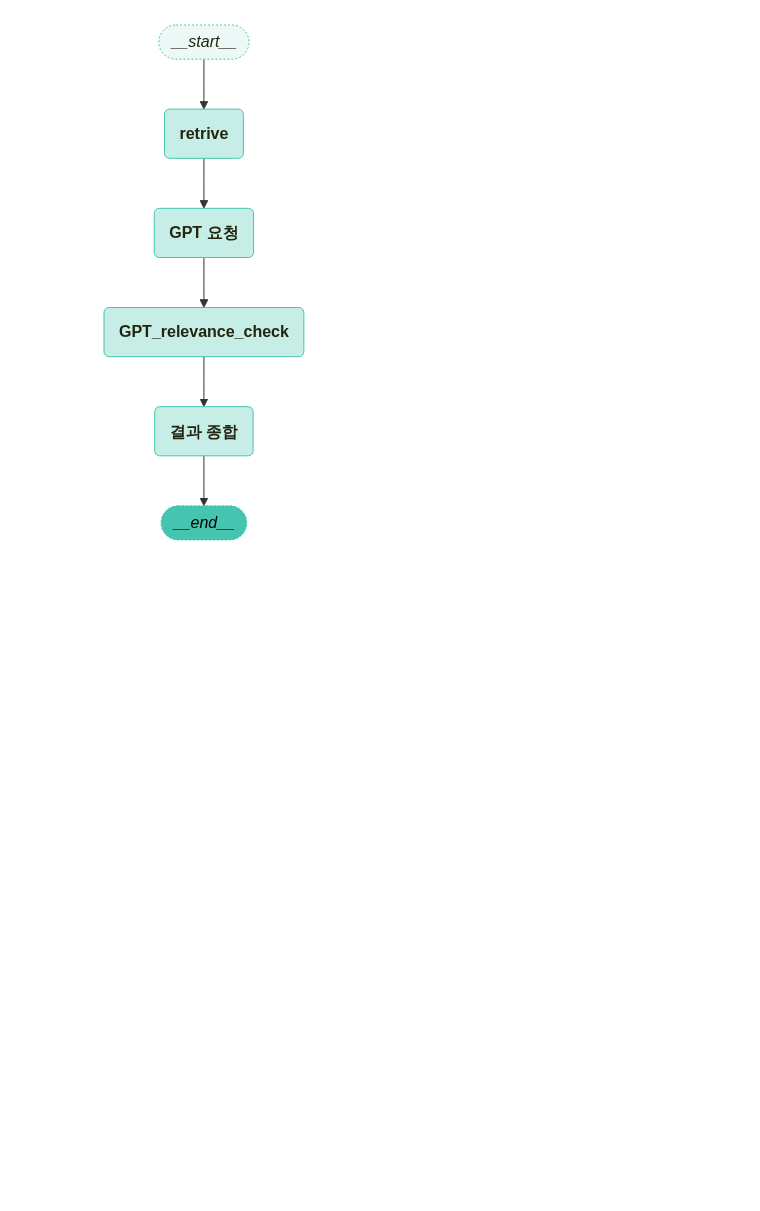
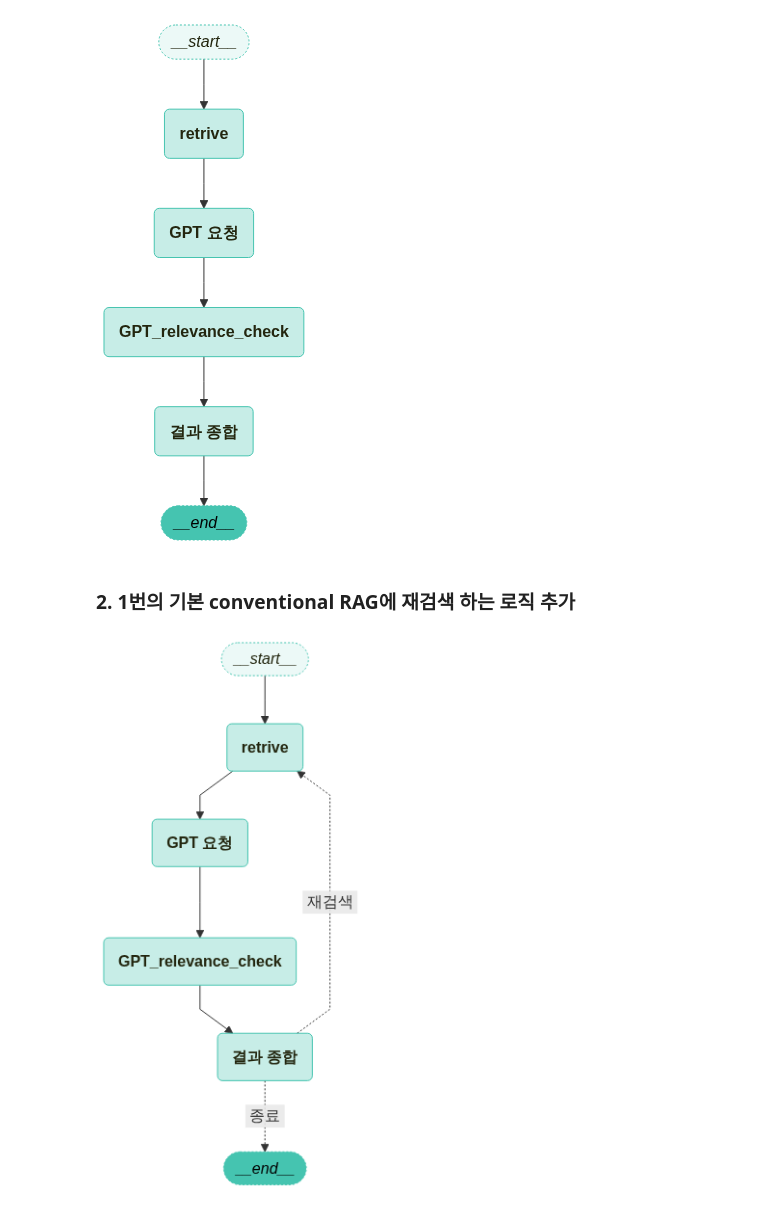
Before and after one commit to kim-bo-saeng/personal_project, a Jupyter notebook: langchain_study/LangGraph_study.ipynb, the cells around one changed output. Saved outputs shown, nothing was run; the diff lists cells and outputs as text; code cells hidden in the pictures; blank space fills up the shorter version.

Commit message:
feat : langgraph study - 0604(2)

```diff
--- a/langchain_study/LangGraph_study.ipynb
+++ b/langchain_study/LangGraph_study.ipynb
@@ -116,3 +155,40 @@ app = workflow.compile(checkpointer=memory)
 visualize_graph(app)
 # %% [output]
 [figure]
+# %% [markdown]
+### 2. 1번의 기본 conventional RAG에 재검색 하는 로직 추가
+# %%
+from langgraph.graph import END, StateGraph
+from langgraph.checkpoint.memory import MemorySaver
+from langchain_teddynote.graphs import visualize_graph
+
+#langgraph.graph에서 StateGraph와 END를 가져옵니다.
+workflow = StateGraph(GraphState)
+
+# 노드를 추가 합니다.
+workflow.add_node("retrive", retrive)
+workflow.add_node("GPT 요청",llm_gpt_execute)
+workflow.add_node("GPT_relevance_check", relevance_check)
+workflow.add_node("결과 종합", sum_up)
+
+# 각 노드를 연결 합니다.
+workflow.add_edge("retrive","GPT 요청")
+workflow.add_edge("GPT 요청","GPT_relevance_check")
+workflow.add_edge("GPT_relevance_check","결과 종합")
+workflow.add_conditional_edges(
+    "결과 종합",
+    decision,
+    {
+        "재검색" : "retrive",
+        "종료" : END,
+    },
+)
+
+
+workflow.set_entry_point("retrive")
+memory = MemorySaver()
+app = workflow.compile(checkpointer=memory)
+
+visualize_graph(app)
+# %% [output]
+[figure, added]
```
Also changed, not shown: parts of 3 cells of this notebook.
